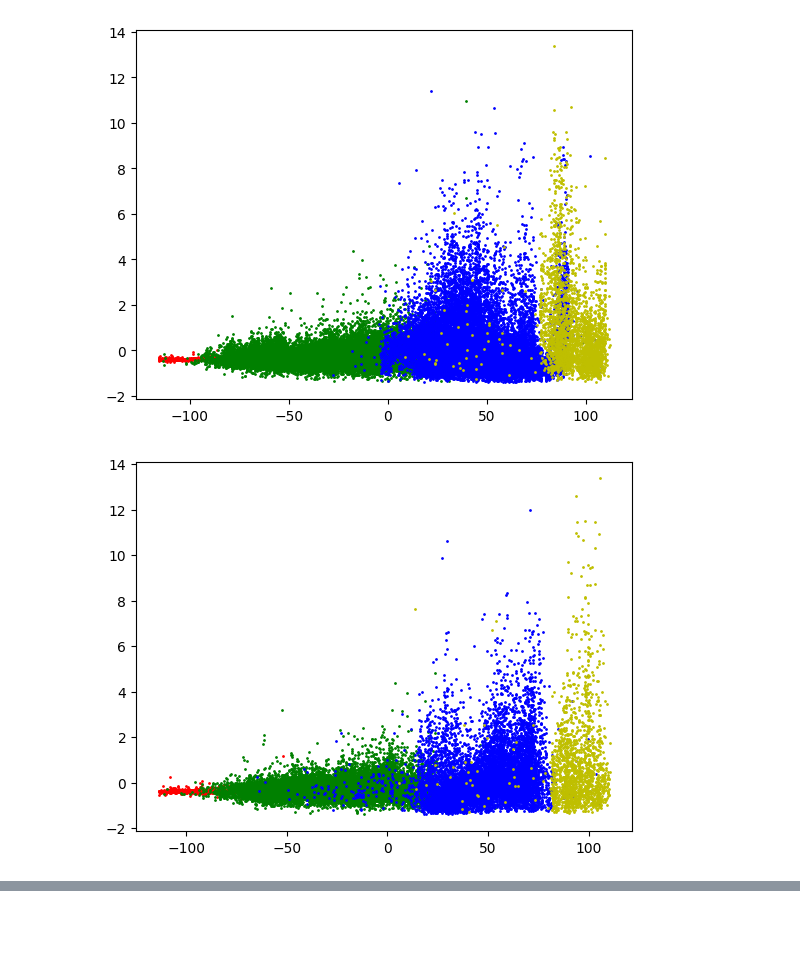
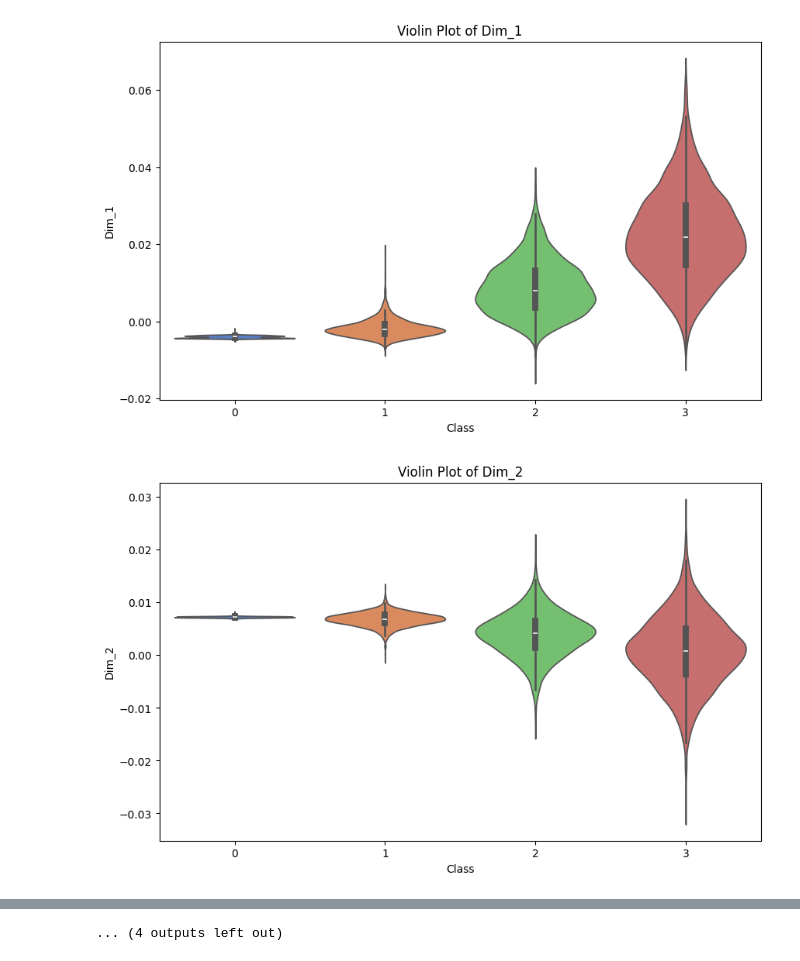
Before and after one commit to timodw/time_series_preprocessing, a Jupyter notebook: evaluation.ipynb, the cells around one changed output, grey strips where cells are left out. Cells and saved outputs as stored; diff of their text form; code cells hidden in the pictures; blank space fills up the shorter version.

```diff
--- a/evaluation.ipynb
+++ b/evaluation.ipynb
@@ -43,17 +74,0 @@ X_val_tsne = TSNE().fit_transform(X_val_enc)
-# %%
-colors = ['r', 'g', 'b', 'y']
-
-for label in np.unique(y_train):
-    plt.scatter(X_train_tsne[y_train == label, 0], X_train[y_train == label, 1],
-                c=colors[label], s=1)
-
-plt.show()
-
-for label in np.unique(y_val):
-    plt.scatter(X_val_tsne[y_val == label, 0], X_val[y_val == label, 1],
-                c=colors[label], s=1)
-
-plt.show()
-# %% [output]
-[figure, removed]
-[figure, removed]
@@ -64,0 +75,15 @@ from metrics import acc
+# %%
+data = pd.DataFrame(X_train_enc, columns=[f'Dim_{i+1}' for i in range(X_train_enc.shape[1])])
+data['Class'] = y_train
+
+# Plot violin plots for each dimension
+for column in data.columns[:-1]:  # Exclude the 'Class' column for the plots
+    plt.figure(figsize=(10, 6))
+    sns.violinplot(x='Class', y=column, data=data, hue='Class', palette='muted', legend=False)
+    plt.title(f'Violin Plot of {column}')
+    plt.xlabel('Class')
+    plt.ylabel(column)
+    plt.show()
+# %% [output]
+[figure, added]
+[figure, added]
@@ -64,0 +100 @@ from metrics import acc
+... (4 outputs left out)
```
Also changed, not shown: parts of 6 cells of this notebook, 3 other files.
